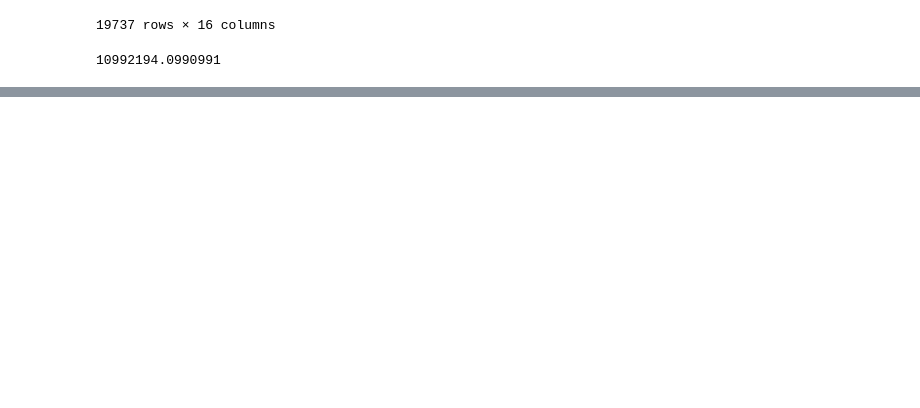
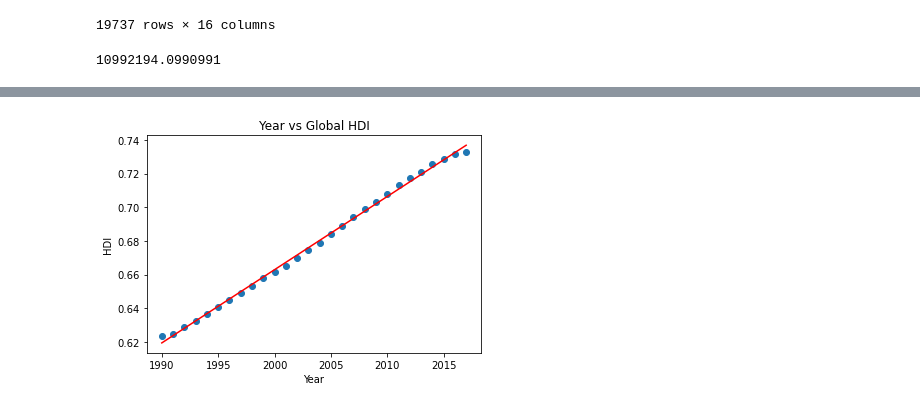
Before and after one commit to jcarballo1/cs5395-project1, a Jupyter notebook: Project1_V2.ipynb, the cells around one changed output, grey strips where cells are left out. Drawn from its saved outputs; the diff is of its cells as text; code cells hidden in the pictures; blank space fills up the shorter version.

```diff
--- a/Project1_V2.ipynb
+++ b/Project1_V2.ipynb
@@ -346,0 +368,21 @@ world_values
+# %%
+# create HDI dataframe to contain all calculated indexes and HDI for each year
+
+HDI = column_names = ['Year', 'Population', 'Life Expectancy Index', 'Education Expectancy Index', 'Income Expectancy Index', 'HDI']
+HDI = pd.DataFrame(columns = column_names)
+
+for item, rows in world_values.iterrows():
+    lei = (world_values['Life Expectancy'].loc[item] - 20)/(85 - 20)
+    eei = ((world_values['YOS'].loc[item] / 15) + (world_values['Expected YOS'].loc[item] /18 )) / 2
+    iei = (math.log(gni) - math.log(100))/(math.log(75000) - math.log(100))
+    hdi = math.pow((lei * eei * iei), (1/3))
+
+    # print( "Year: ", year, " Life exp: ", life_expectancy, " YOS: ", yos, " Expected YOS: ", expected_yos, " Weighted GNI: ", weighted_GNI)
+
+    HDI = HDI.append({'Year' : rows['Year'],
+                      'Population' : rows['Population'],
+                      'Life Expectancy Index' : lei,
+                      'Education Expectancy Index' : eei,
+                      'Income Expectancy Index': iei,
+                      'HDI' : hdi},
+                     ignore_index = True)
@@ -346,0 +409,4 @@ world_values
+# %%
+# make years integers
+
+HDI['Year'] = HDI['Year'].astype(int)
@@ -346,0 +433,13 @@ world_values
+# %%
+# plot HDI against years
+
+a,b = np.polyfit(HDI['Year'], HDI['HDI'], 1)
+
+plt.scatter(HDI['Year'], HDI['HDI'])
+plt.plot(HDI['Year'], a* HDI['Year'] + b, "r")
+plt.title('Year vs Global HDI')
+plt.xlabel('Year')
+plt.ylabel('HDI')
+plt.show()
+# %% [output]
+[figure, added]
```
Also changed, not shown: parts of 36 cells of this notebook.
